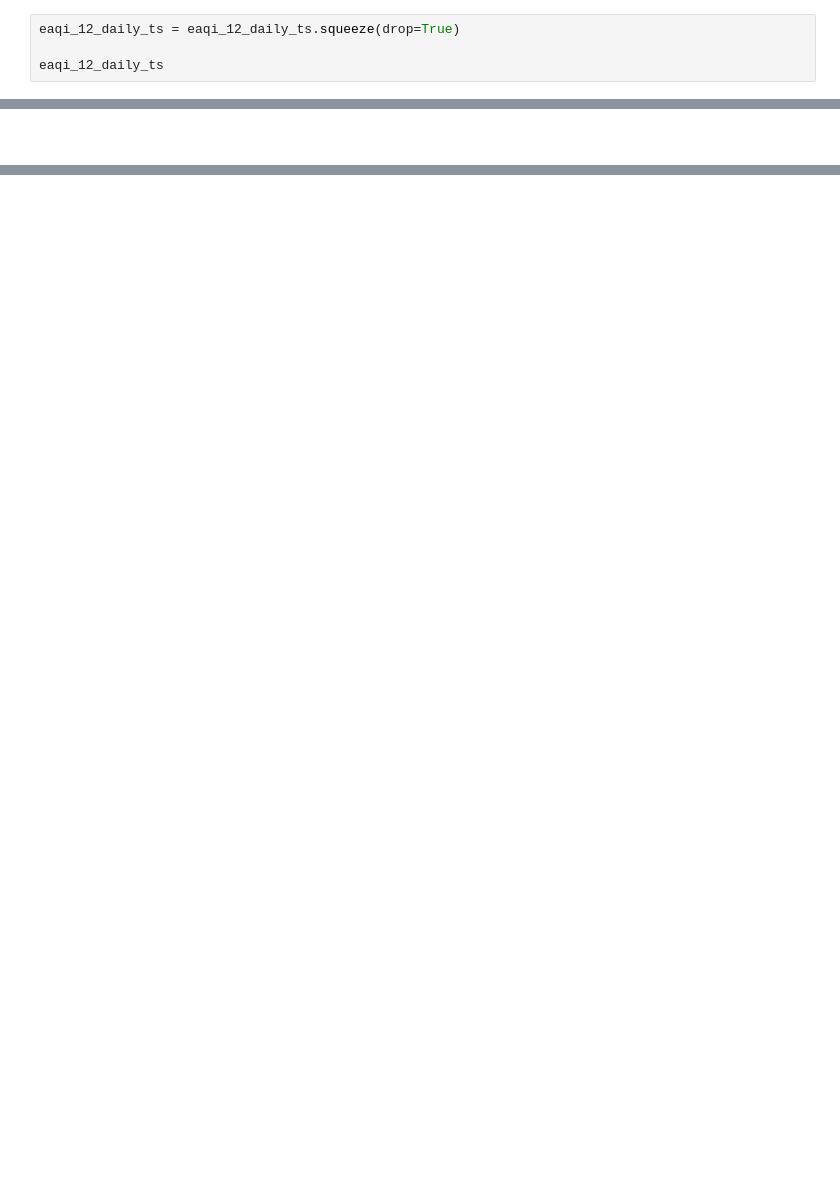
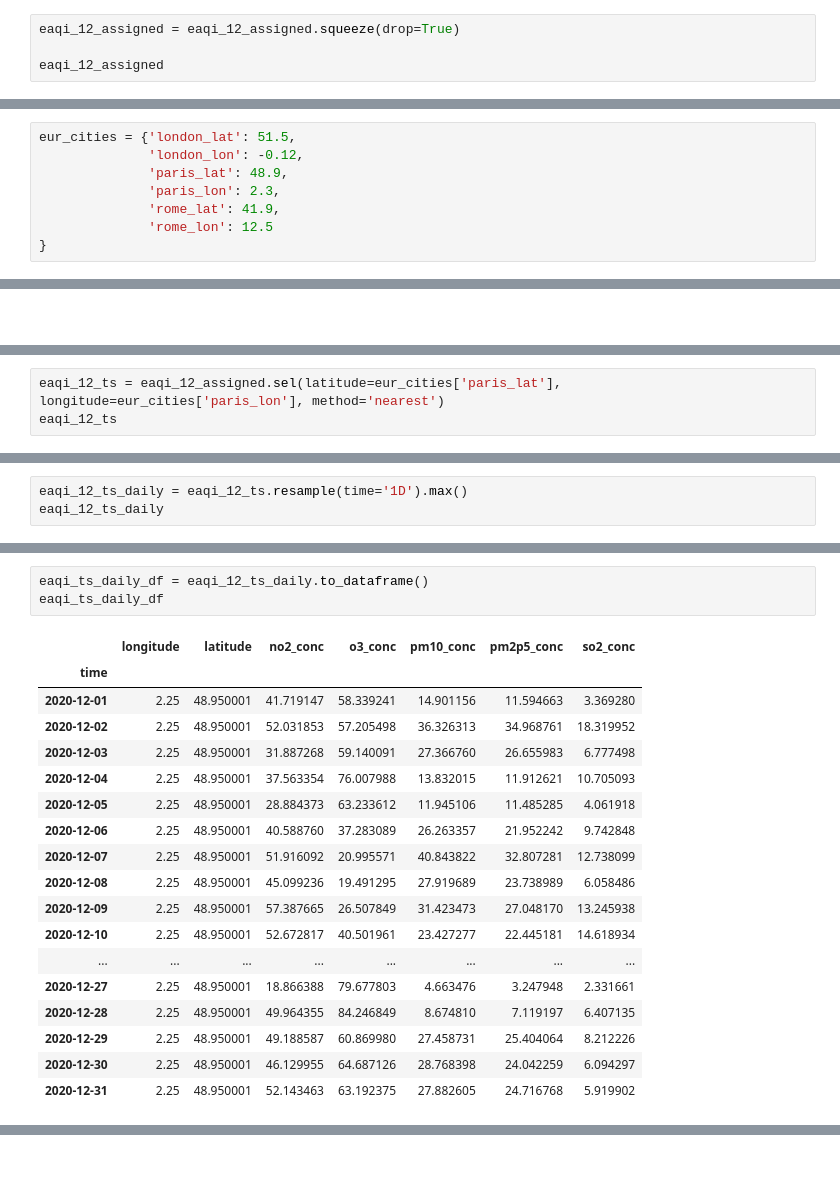
Before and after one commit to ecmwf-projects/copernicus-training, a Jupyter notebook: 215_cams_european_air_quality_index.ipynb, the cells around one changed output, grey strips where cells are left out. Cells and saved outputs as stored; diff of their text form; blank space fills up the shorter version.

Commit message:
eaqi example

```diff
--- a/215_cams_european_air_quality_index.ipynb
+++ b/215_cams_european_air_quality_index.ipynb
@@ -219,6 +185,6 @@ Data variables:
 # %%
-eaqi_12_daily_ts = eaqi_12_daily_ts.squeeze(drop=True)
+eaqi_12_assigned = eaqi_12_assigned.squeeze(drop=True)
 
-eaqi_12_daily_ts
+eaqi_12_assigned
 # %% [output]
 <xarray.Dataset>
@@ -447,0 +212,8 @@ Attributes:
+# %%
+eur_cities = {'london_lat': 51.5,
+              'london_lon': -0.12,
+              'paris_lat': 48.9,
+              'paris_lon': 2.3,
+              'rome_lat': 41.9,
+              'rome_lon': 12.5
+}
@@ -517,0 +396,3 @@ Attributes:
+# %%
+eaqi_12_ts = eaqi_12_assigned.sel(latitude=eur_cities['paris_lat'], longitude=eur_cities['paris_lon'], method='nearest')
+eaqi_12_ts
@@ -517,0 +420,3 @@ Attributes:
+# %%
+eaqi_12_ts_daily = eaqi_12_ts.resample(time='1D').max()
+eaqi_12_ts_daily
@@ -517,0 +436,22 @@ Attributes:
+# %%
+eaqi_ts_daily_df = eaqi_12_ts_daily.to_dataframe()
+eaqi_ts_daily_df
+# %% [output]
+|  | longitude | latitude | no2_conc | o3_conc | pm10_conc | pm2p5_conc | so2_conc |
+| time |  |  |  |  |  |  |  |
+| 2020-12-01 | 2.25 | 48.950001 | 41.719147 | 58.339241 | 14.901156 | 11.594663 | 3.369280 |
+| 2020-12-02 | 2.25 | 48.950001 | 52.031853 | 57.205498 | 36.326313 | 34.968761 | 18.319952 |
+| 2020-12-03 | 2.25 | 48.950001 | 31.887268 | 59.140091 | 27.366760 | 26.655983 | 6.777498 |
+| 2020-12-04 | 2.25 | 48.950001 | 37.563354 | 76.007988 | 13.832015 | 11.912621 | 10.705093 |
+| 2020-12-05 | 2.25 | 48.950001 | 28.884373 | 63.233612 | 11.945106 | 11.485285 | 4.061918 |
+| 2020-12-06 | 2.25 | 48.950001 | 40.588760 | 37.283089 | 26.263357 | 21.952242 | 9.742848 |
+| 2020-12-07 | 2.25 | 48.950001 | 51.916092 | 20.995571 | 40.843822 | 32.807281 | 12.738099 |
+| 2020-12-08 | 2.25 | 48.950001 | 45.099236 | 19.491295 | 27.919689 | 23.738989 | 6.058486 |
+| 2020-12-09 | 2.25 | 48.950001 | 57.387665 | 26.507849 | 31.423473 | 27.048170 | 13.245938 |
+| 2020-12-10 | 2.25 | 48.950001 | 52.672817 | 40.501961 | 23.427277 | 22.445181 | 14.618934 |
+| ... | ... | ... | ... | ... | ... | ... | ... |
+| 2020-12-27 | 2.25 | 48.950001 | 18.866388 | 79.677803 | 4.663476 | 3.247948 | 2.331661 |
+| 2020-12-28 | 2.25 | 48.950001 | 49.964355 | 84.246849 | 8.674810 | 7.119197 | 6.407135 |
+| 2020-12-29 | 2.25 | 48.950001 | 49.188587 | 60.869980 | 27.458731 | 25.404064 | 8.212226 |
+| 2020-12-30 | 2.25 | 48.950001 | 46.129955 | 64.687126 | 28.768398 | 24.042259 | 6.094297 |
+| 2020-12-31 | 2.25 | 48.950001 | 52.143463 | 63.192375 | 27.882605 | 24.716768 | 5.919902 |
```
Also changed, not shown: parts of 68 cells of this notebook.
